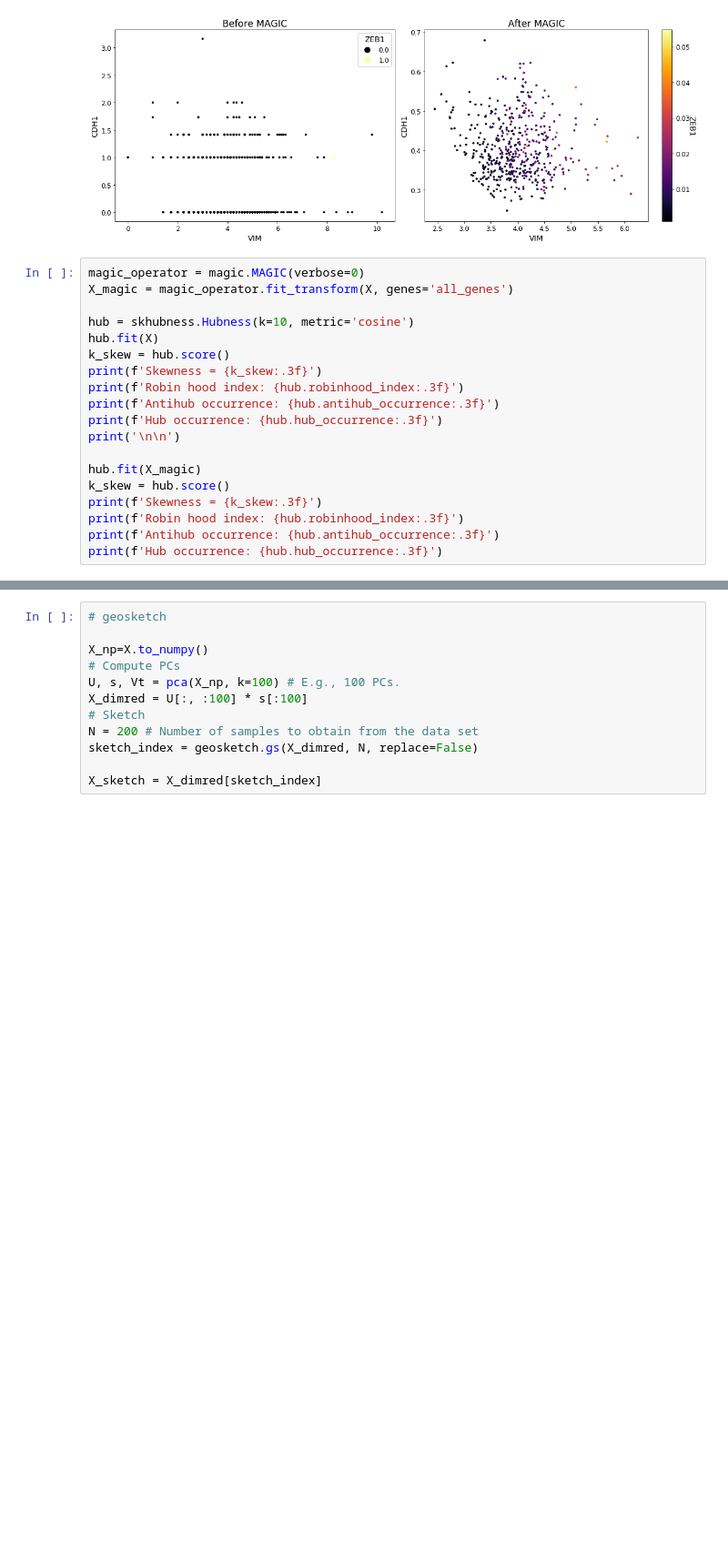
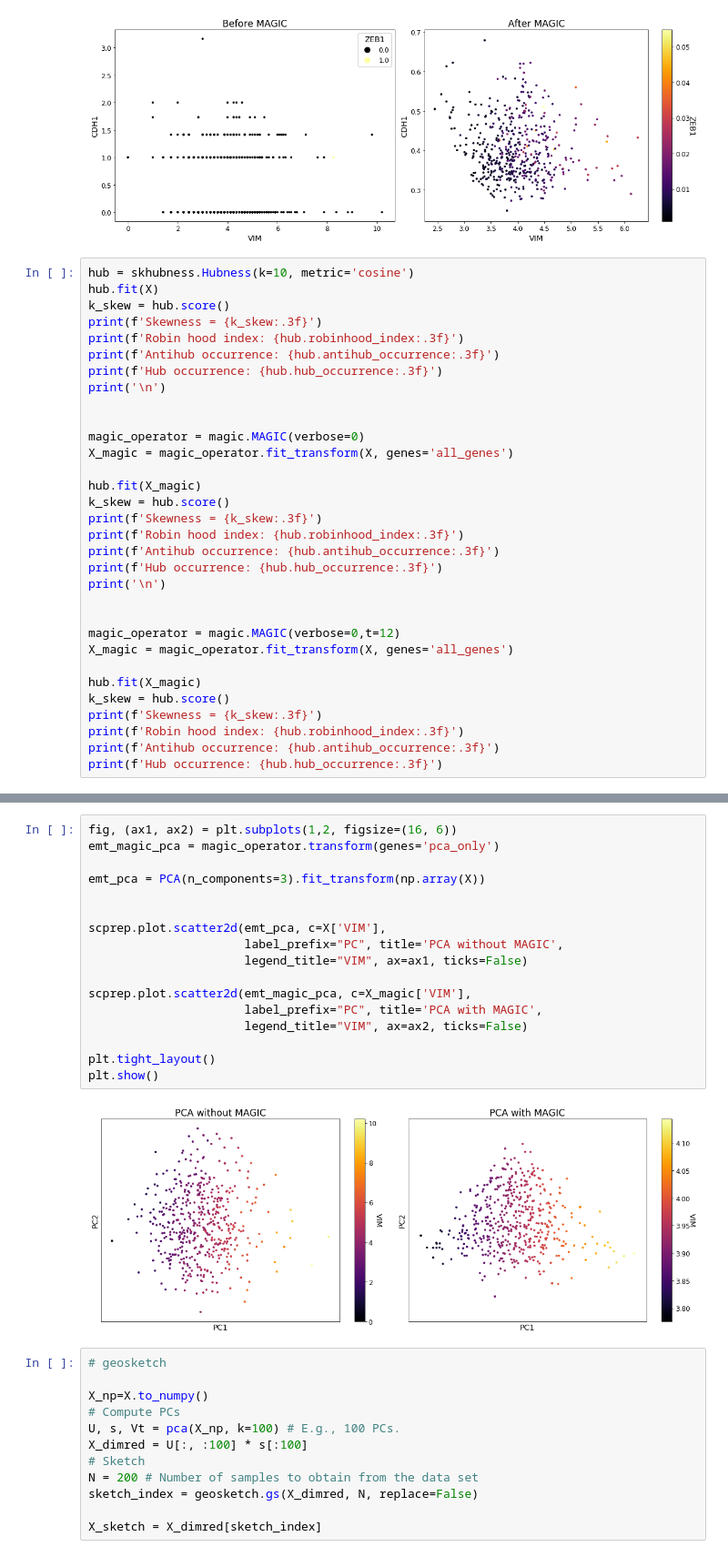
Before and after one commit to EliseAld/schubness, a Jupyter notebook: Python_scripts/Smoothing_data.ipynb, the cells around one changed output, grey strips where cells are left out. Shown at 91% size. Cells and saved outputs as stored; diff of their text form; blank space fills up the shorter version.

Commit message:
update magic, rm ests

```diff
--- a/Python_scripts/Smoothing_data.ipynb
+++ b/Python_scripts/Smoothing_data.ipynb
@@ -64,9 +66,6 @@ plt.show()
 # %% [output]
 [figure]
 # %%
-magic_operator = magic.MAGIC(verbose=0)
-X_magic = magic_operator.fit_transform(X, genes='all_genes')
-
 hub = skhubness.Hubness(k=10, metric='cosine')
 hub.fit(X)
 k_skew = hub.score()
@@ -74,7 +73,11 @@ print(f'Skewness = {k_skew:.3f}')
 print(f'Robin hood index: {hub.robinhood_index:.3f}')
 print(f'Antihub occurrence: {hub.antihub_occurrence:.3f}')
 print(f'Hub occurrence: {hub.hub_occurrence:.3f}')
-print('\n\n')
+print('\n')
+
+
+magic_operator = magic.MAGIC(verbose=0)
+X_magic = magic_operator.fit_transform(X, genes='all_genes')
 
 hub.fit(X_magic)
 k_skew = hub.score()
@@ -82,6 +85,18 @@ print(f'Skewness = {k_skew:.3f}')
 print(f'Robin hood index: {hub.robinhood_index:.3f}')
 print(f'Antihub occurrence: {hub.antihub_occurrence:.3f}')
 print(f'Hub occurrence: {hub.hub_occurrence:.3f}')
+print('\n')
+
+
+magic_operator = magic.MAGIC(verbose=0,t=12)
+X_magic = magic_operator.fit_transform(X, genes='all_genes')
+
+hub.fit(X_magic)
+k_skew = hub.score()
+print(f'Skewness = {k_skew:.3f}')
+print(f'Robin hood index: {hub.robinhood_index:.3f}')
+print(f'Antihub occurrence: {hub.antihub_occurrence:.3f}')
+print(f'Hub occurrence: {hub.hub_occurrence:.3f}')
 # %% [output]
 Skewness = 4.050
 Robin hood index: 0.494
@@ -97,3 +113,22 @@ Hub occurrence: 0.428
+# %%
+fig, (ax1, ax2) = plt.subplots(1,2, figsize=(16, 6))
+emt_magic_pca = magic_operator.transform(genes='pca_only')
+
+emt_pca = PCA(n_components=3).fit_transform(np.array(X))
+
+
+scprep.plot.scatter2d(emt_pca, c=X['VIM'],
+                      label_prefix="PC", title='PCA without MAGIC',
+                      legend_title="VIM", ax=ax1, ticks=False)
+
+scprep.plot.scatter2d(emt_magic_pca, c=X_magic['VIM'],
+                      label_prefix="PC", title='PCA with MAGIC',
+                      legend_title="VIM", ax=ax2, ticks=False)
+
+plt.tight_layout()
+plt.show()
+# %% [output]
+[figure, added]
 # %%
 # geosketch
 
```
Also changed, not shown: parts of 2 cells of this notebook, 12 other files.
